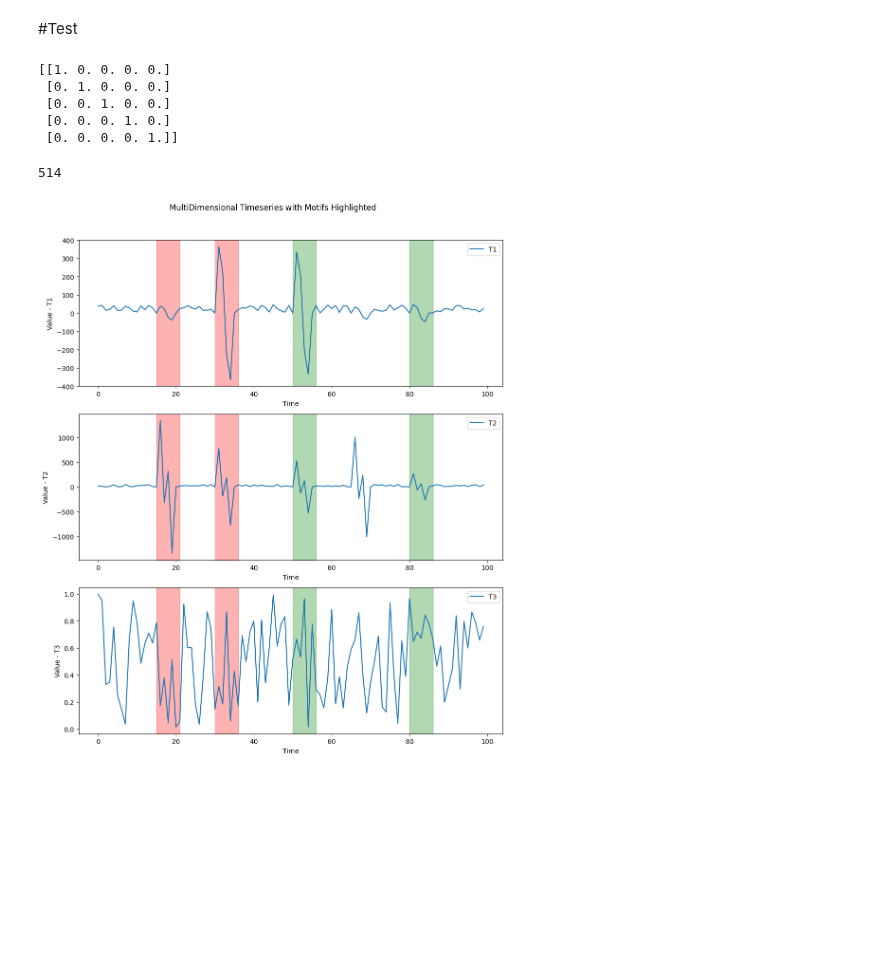
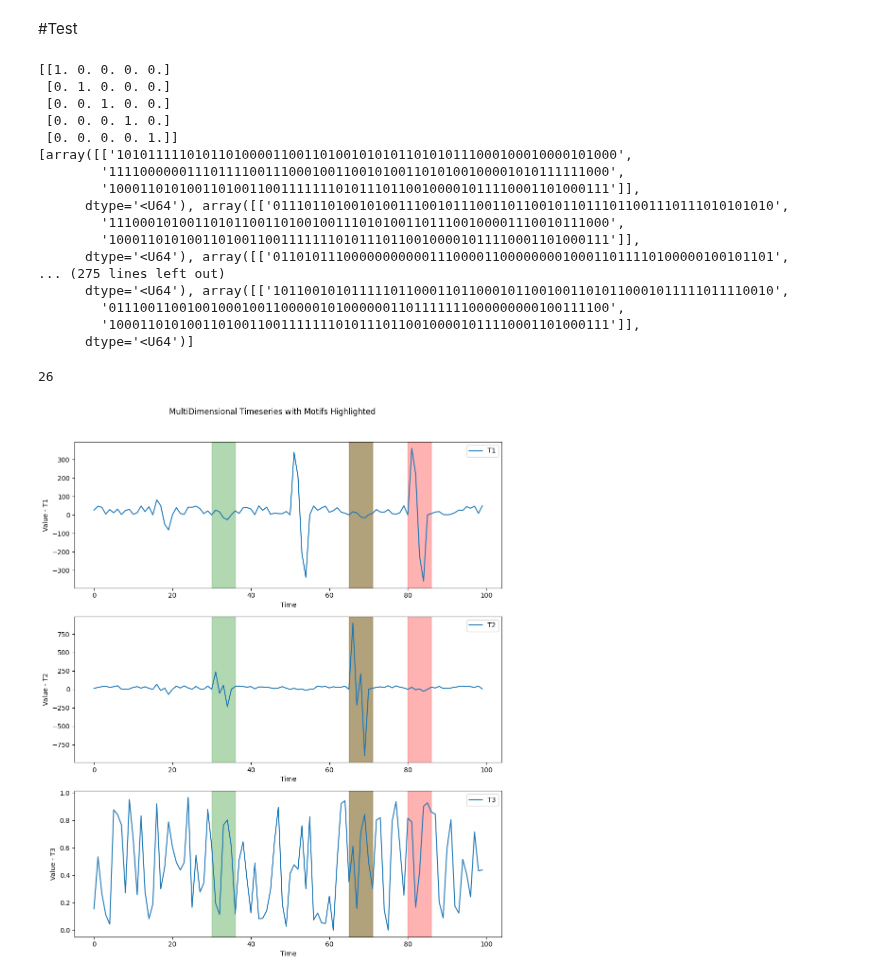
Before and after one commit to aidaLabDEI/LEIT-motifs, a Jupyter notebook: Motif_Discovery.ipynb, the cells around one changed output. Saved outputs shown, nothing was run; the diff lists cells and outputs as text; code cells hidden in the pictures; blank space fills up the shorter version.

```diff
--- a/Motif_Discovery.ipynb
+++ b/Motif_Discovery.ipynb
@@ -343,11 +346,11 @@ Requirement already satisfied: threadpoolctl>=2.0.0 in /usr/local/lib/python3.10
 # %%
 paa = PiecewiseAggregateApproximation(window_size=4)
-#timeseries = timeseries/np.linalg.norm(timeseries) + 1e-16
+timeseries = timeseries/np.linalg.norm(timeseries) + 1e-16
 t_in = timeseries.reshape(1,-1)
 X_paa = paa.transform(t_in)
 
 n_points = len(timeseries)
-window_size = 4
+window_size = 5
 new_x = np.linspace(0, n_points, 25)
 
 # Plot original time series
@@ -369,5 +372,5 @@ plt.show()
 # %%
-sax = SymbolicAggregateApproximation(n_bins=7, strategy='normal')
+sax = SymbolicAggregateApproximation(n_bins=7)
 X_sax = sax.fit_transform(X_paa)
 # %%
 plt.figure(figsize=(10, 6))
@@ -585,7 +584,7 @@ timeseries_3d[:, 2] = np.random.rand(100)
 # Set parameters
 window_size = 6
 lsh_threshold = 0.8
-projection_iter = 20
+projection_iter = 5
 k = 2
 
 # Pick the subsequences where the motifs are located
@@ -617,34 +616,46 @@ print(jaccard_sim)
 
 # Find motifs
 motifs, dist_comp = motif_find(timeseries_3d, window_size, projection_iter, k, 2, lsh_threshold)
 motifs = motifs.queue
 print(dist_comp)
 # Plot the original time series and highlight the motifs, find the motifs in all the time series
 df = pd.DataFrame(timeseries_3d, columns=['T1', 'T2', 'T3'])
 
 # Plot 3 subplots, one for each dimension
 fig, axs = plt.subplots(3, 1, figsize=(10, 12))
 colors = ["red", "green", "blue", "pink", "cyan"]
 for i, dimension in enumerate(['T1', 'T2', 'T3']):
     axs[i].plot(df[dimension], label=dimension)
     axs[i].set_xlabel("Time")
     axs[i].set_ylabel(f"Value - {dimension}")
     axs[i].legend()
 
     for idx, motif in enumerate(motifs):
         # Highlight the motifs in all dimensions
-        for m in motif[1][0]:
+        for m in motif[1][1]:
             axs[i].axvspan(m, m + window_size, color=colors[idx], alpha=0.3)
 
 plt.suptitle("MultiDimensional Timeseries with Motifs Highlighted")
 plt.tight_layout(rect=[0, 0, 1, 0.96])
 plt.show()
 # %% [output]
 [[1. 0. 0. 0. 0.]
  [0. 1. 0. 0. 0.]
  [0. 0. 1. 0. 0.]
  [0. 0. 0. 1. 0.]
  [0. 0. 0. 0. 1.]]
+[array([['1010111110101101000011001101001010101101010111000100010000101000',
+        '1111000000111011110011100010011001010011010100100001010111111000',
+        '1000110101001101001100111111101011101100100001011110001101000111']],
+      dtype='<U64'), array([['0111011010010100111001011100110110010110111011001110111010101010',
+        '1110001010011010110011010010011101010011011100100001110010111000',
+        '1000110101001101001100111111101011101100100001011110001101000111']],
+      dtype='<U64'), array([['0110101110000000000011100001100000000100011011110100000100101101',
+... (275 lines left out)
+      dtype='<U64'), array([['1011001010111110110001101100010110010011010110001011111011110010',
+        '0111001100100100010011000001010000001101111111000000000100111100',
+        '1000110101001101001100111111101011101100100001011110001101000111']],
+      dtype='<U64')]
-514
+26
-[figure, old version]
+[figure, new version]
 # %%
```
Also changed, not shown: parts of 8 cells of this notebook.
